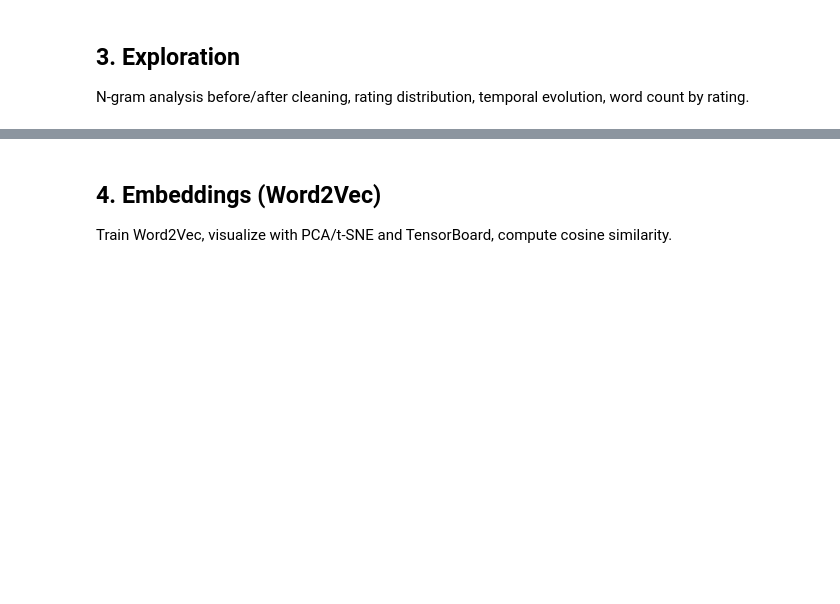
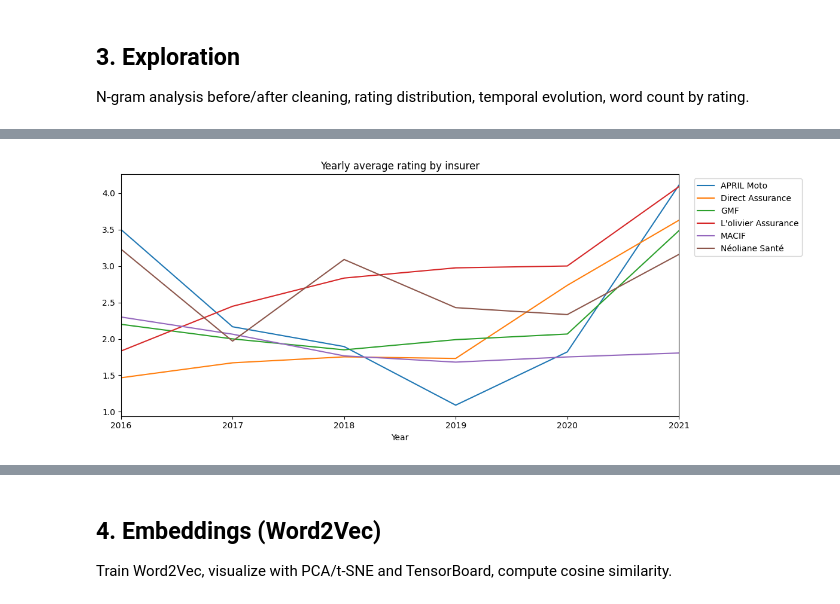
Before and after one commit to GabrielSultan/NLP_project_no2, a Jupyter notebook: nlp_project_2.ipynb, the cells around one changed output, grey strips where cells are left out. Saved outputs shown, nothing was run; the diff lists cells and outputs as text; code cells hidden in the pictures; blank space fills up the shorter version.

```diff
--- a/nlp_project_2.ipynb
+++ b/nlp_project_2.ipynb
@@ -250,13 +332,15 @@ plt.show()
 # %%
-# Temporal evolution of ratings by insurer (top insurers by volume)
+# Temporal evolution of ratings by insurer (top insurers by volume) - YEARLY
 top_assureurs = df_cleaned['assureur'].value_counts().head(6).index
 df_top = df_cleaned[df_cleaned['assureur'].isin(top_assureurs)]
-monthly = df_top.groupby([pd.Grouper(key='date_publication', freq='M'), 'assureur'])['note'].mean().unstack()
-monthly.plot(figsize=(12, 5), title="Monthly average rating by insurer")
+yearly = df_top.groupby([pd.Grouper(key='date_publication', freq='Y'), 'assureur'])['note'].mean().unstack()
+yearly.plot(figsize=(12, 5), title="Yearly average rating by insurer")
 plt.legend(bbox_to_anchor=(1.02, 1), loc='upper left')
-plt.xlabel("Date")
+plt.xlabel("Year")
 plt.tight_layout()
 plt.show()
+# %% [output]
+[figure, added]
 # %%
 # Word count per review by rating
 df_cleaned['word_count'] = df_cleaned['avis_traite'].str.split().str.len().fillna(0)
```
Also changed, not shown: parts of 22 cells of this notebook, 4 other files.
